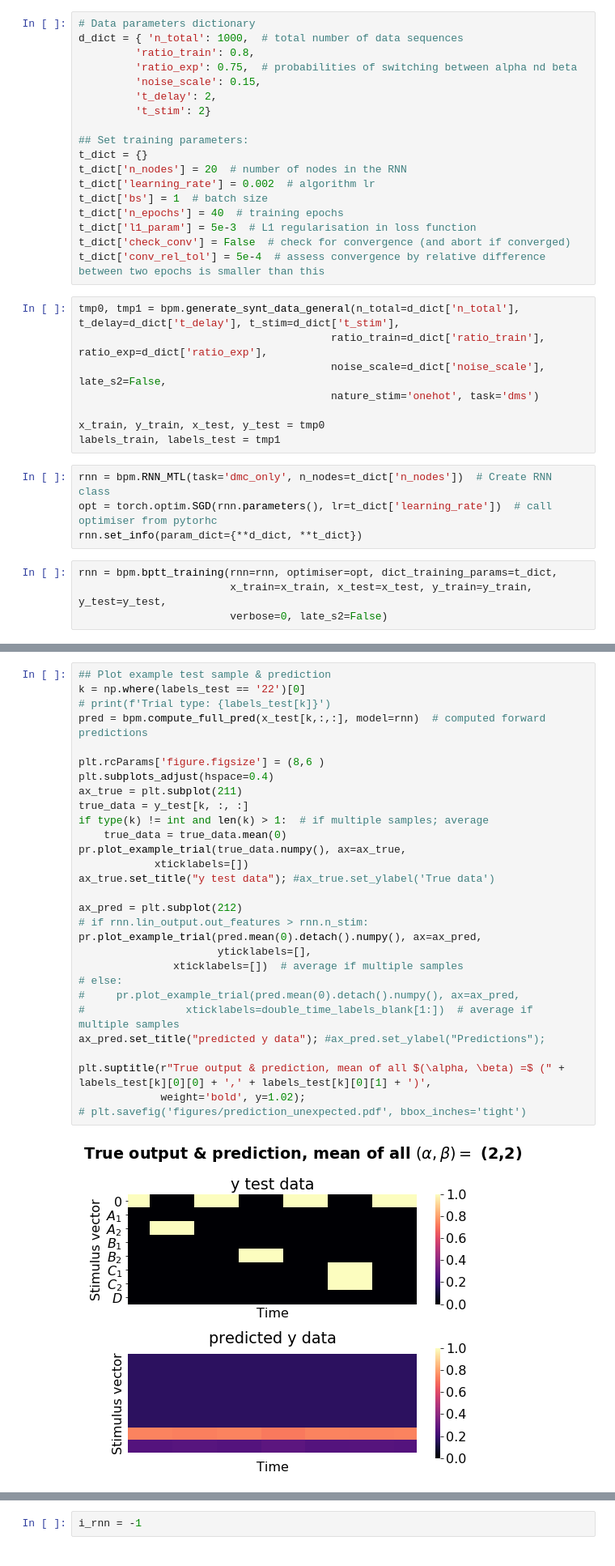
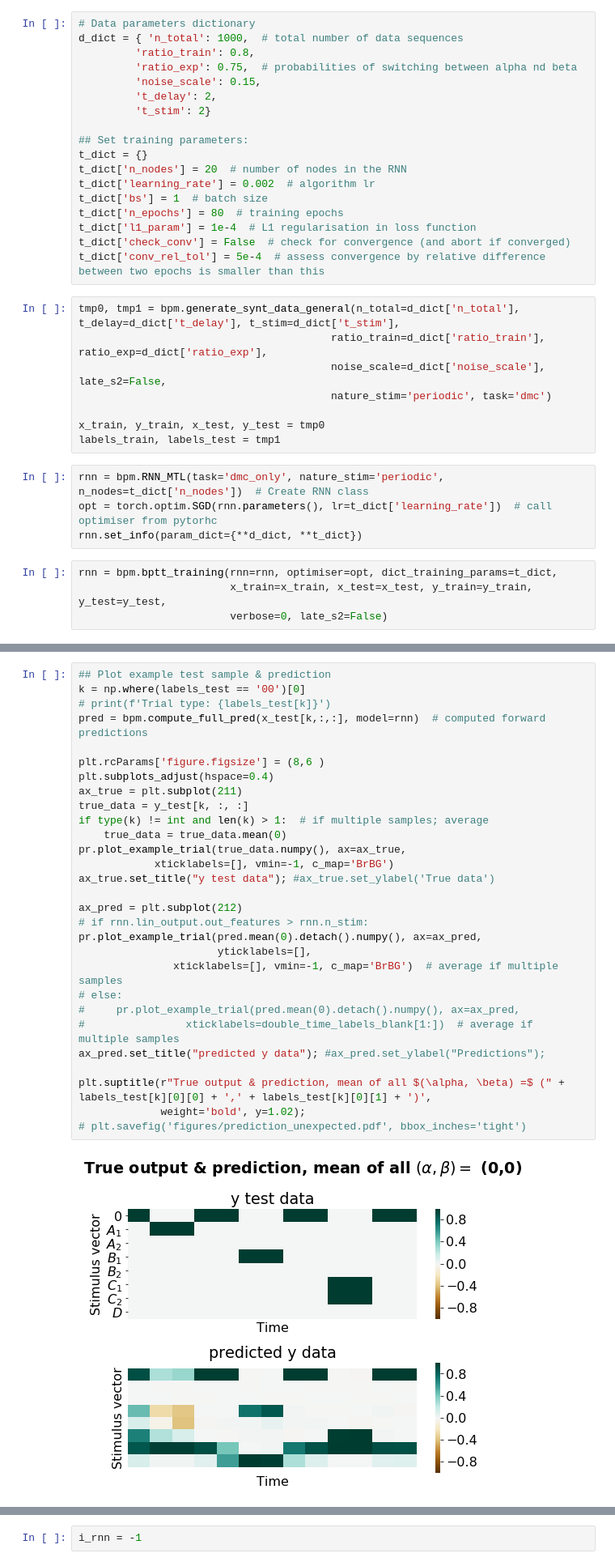
Before and after one commit to vdplasthijs/eavesdropping, a Jupyter notebook: multitasking learning for recurrent nets.ipynb, the cells around one changed output, grey strips where cells are left out. Shown: that part at 81% size. Cells and saved outputs as stored; diff of their text form.

```diff
--- a/multitasking learning for recurrent nets.ipynb
+++ b/multitasking learning for recurrent nets.ipynb
@@ -37,20 +37,20 @@ t_dict = {}
 t_dict['n_nodes'] = 20  # number of nodes in the RNN
 t_dict['learning_rate'] = 0.002  # algorithm lr
 t_dict['bs'] = 1  # batch size
-t_dict['n_epochs'] = 40  # training epochs
-t_dict['l1_param'] = 5e-3  # L1 regularisation in loss function
+t_dict['n_epochs'] = 80  # training epochs
+t_dict['l1_param'] = 1e-4  # L1 regularisation in loss function
 t_dict['check_conv'] = False  # check for convergence (and abort if converged)
 t_dict['conv_rel_tol'] = 5e-4  # assess convergence by relative difference between two epochs is smaller than this
 # %%
 tmp0, tmp1 = bpm.generate_synt_data_general(n_total=d_dict['n_total'], t_delay=d_dict['t_delay'], t_stim=d_dict['t_stim'],
                                         ratio_train=d_dict['ratio_train'], ratio_exp=d_dict['ratio_exp'],
                                         noise_scale=d_dict['noise_scale'], late_s2=False,
-                                        nature_stim='onehot', task='dms')
+                                        nature_stim='periodic', task='dmc')
 
 x_train, y_train, x_test, y_test = tmp0
 labels_train, labels_test = tmp1
 # %%
-rnn = bpm.RNN_MTL(task='dmc_only', n_nodes=t_dict['n_nodes'])  # Create RNN class
+rnn = bpm.RNN_MTL(task='dmc_only', nature_stim='periodic', n_nodes=t_dict['n_nodes'])  # Create RNN class
 opt = torch.optim.SGD(rnn.parameters(), lr=t_dict['learning_rate'])  # call optimiser from pytorhc
 rnn.set_info(param_dict={**d_dict, **t_dict})
 # %%
@@ -67,34 +80,34 @@ plt.legend()
 # %%
 ## Plot example test sample & prediction
-k = np.where(labels_test == '22')[0]
+k = np.where(labels_test == '00')[0]
 # print(f'Trial type: {labels_test[k]}')
 pred = bpm.compute_full_pred(x_test[k,:,:], model=rnn)  # computed forward predictions
 
 plt.rcParams['figure.figsize'] = (8,6 )
 plt.subplots_adjust(hspace=0.4)
 ax_true = plt.subplot(211)
 true_data = y_test[k, :, :]
 if type(k) != int and len(k) > 1:  # if multiple samples; average
     true_data = true_data.mean(0)
 pr.plot_example_trial(true_data.numpy(), ax=ax_true,
-            xticklabels=[])
+            xticklabels=[], vmin=-1, c_map='BrBG')
 ax_true.set_title("y test data"); #ax_true.set_ylabel('True data')
 
 ax_pred = plt.subplot(212)
 # if rnn.lin_output.out_features > rnn.n_stim:
 pr.plot_example_trial(pred.mean(0).detach().numpy(), ax=ax_pred,
                       yticklabels=[],
-               xticklabels=[])  # average if multiple samples
+               xticklabels=[], vmin=-1, c_map='BrBG')  # average if multiple samples
 # else:
 #     pr.plot_example_trial(pred.mean(0).detach().numpy(), ax=ax_pred,
 #                xticklabels=double_time_labels_blank[1:])  # average if multiple samples
 ax_pred.set_title("predicted y data"); #ax_pred.set_ylabel("Predictions");
 
 plt.suptitle(r"True output & prediction, mean of all $(\alpha, \beta) =$ (" + labels_test[k][0][0] + ',' + labels_test[k][0][1] + ')',
              weight='bold', y=1.02);
 # plt.savefig('figures/prediction_unexpected.pdf', bbox_inches='tight')
 # %% [output]
-[figure, old version]
+[figure, new version]
 # %%
 bpm.init_train_save_rnn(t_dict=t_dict, d_dict=d_dict, n_simulations=10, save_folder='models/norelu/pred_only/',
                         late_s2=False, nature_stim='onehot', type_task='dmc', train_task='pred_only')
```
Also changed, not shown: parts of 8 cells of this notebook, 1 other file.
